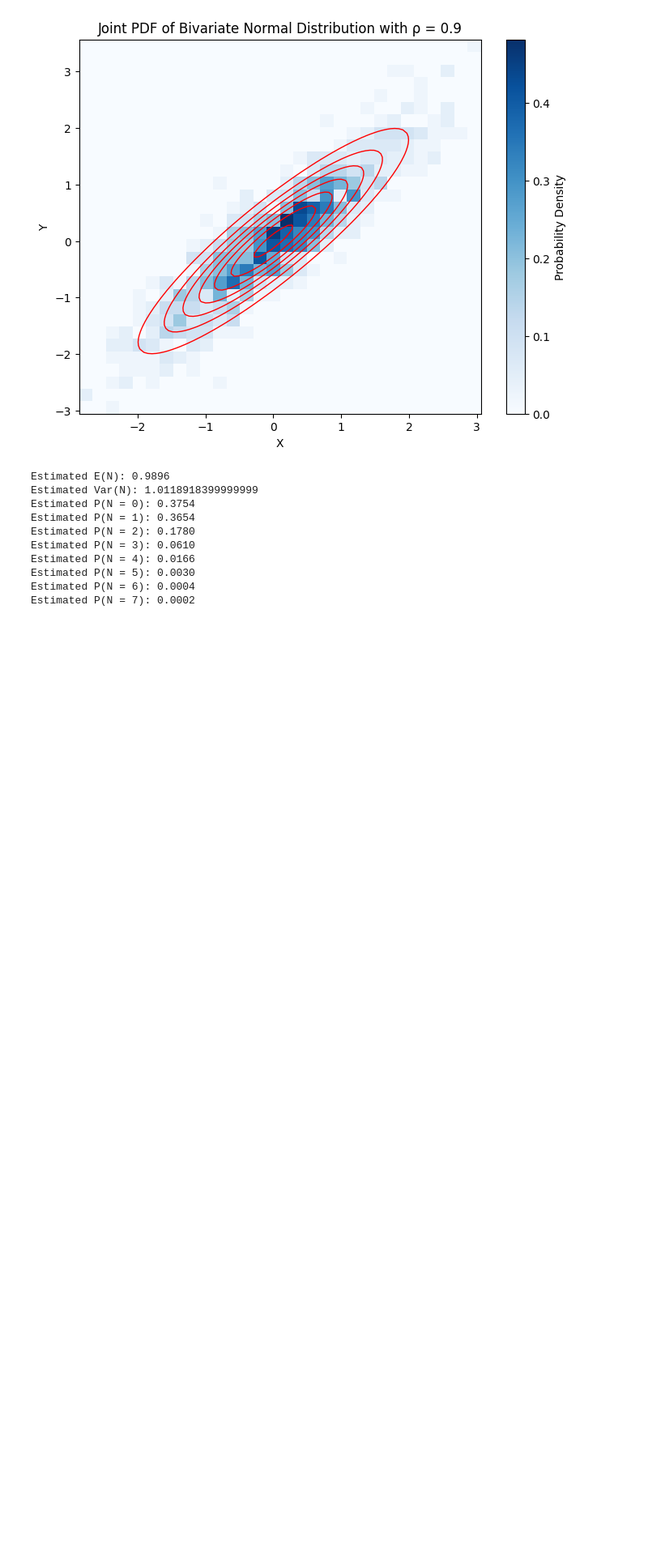
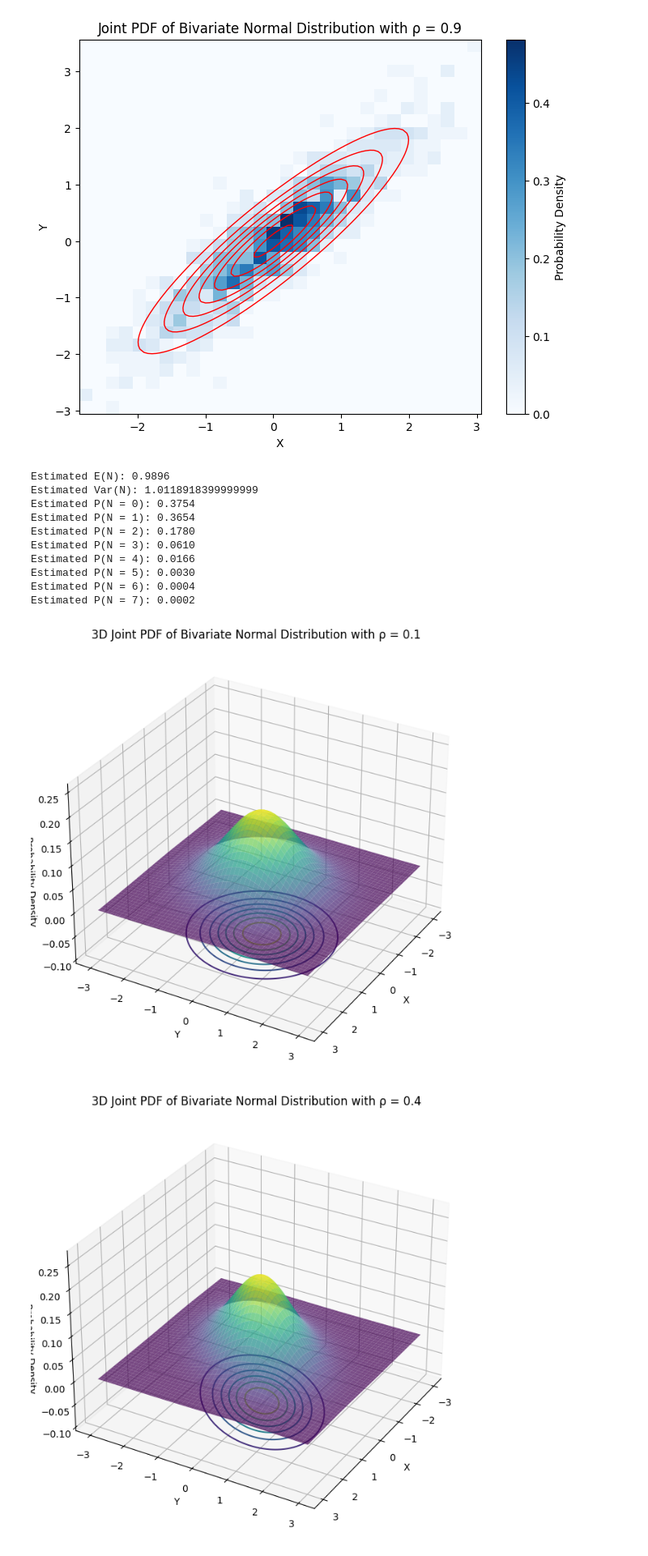
Before and after one commit to DHanksx/2024_SI140A, a Jupyter notebook: HW10/test.ipynb, the cells around one changed output. Shown at 81% size. Cells and saved outputs as stored; diff of their text form; code cells hidden in the pictures; blank space fills up the shorter version.

```diff
--- a/HW10/test.ipynb
+++ b/HW10/test.ipynb
@@ -85,3 +85,50 @@ Estimated P(N = 4): 0.0166
 Estimated P(N = 5): 0.0030
 Estimated P(N = 6): 0.0004
 Estimated P(N = 7): 0.0002
+# %%
+import numpy as np
+import matplotlib.pyplot as plt
+from mpl_toolkits.mplot3d import Axes3D
+
+def plot_bivariate_normal_3d(rho):
+    # Define parameters
+    mean = [0, 0]
+    cov = [[1, rho], [rho, 1]]  # Covariance matrix
+
+    # Generate grid of points
+    x = np.linspace(-3, 3, 100)
+    y = np.linspace(-3, 3, 100)
+    X, Y = np.meshgrid(x, y)
+
+    # Calculate the PDF over the grid
+    Z = np.exp(-(X**2 + Y**2 - 2 * rho * X * Y) / (2 * (1 - rho**2))) / (2 * np.pi * np.sqrt(1 - rho**2))
+
+    # Create a 3D plot
+    fig = plt.figure(figsize=(10, 8))
+    ax = fig.add_subplot(111, projection='3d')
+    ax.plot_surface(X, Y, Z, cmap='viridis', edgecolor='none', alpha=0.7)
+
+    # Add contour plot for better visibility of differences
+    ax.contour(X, Y, Z, zdir='z', offset=-0.1, cmap='viridis')
+
+    # Set plot labels and title
+    ax.set_xlabel('X')
+    ax.set_ylabel('Y')
+    ax.set_zlabel('Probability Density')
+    ax.set_title(f'3D Joint PDF of Bivariate Normal Distribution with ρ = {rho}')
+
+    # Adjust the view angle for better visibility
+    ax.view_init(elev=30, azim=30)
+
+    # Set consistent z-axis limits
+    ax.set_zlim(-0.1, np.max(Z) + 0.1)
+
+    plt.show()
+
+# Generate and plot for each rho value
+rhos = [0.1, 0.4, 0.7, 0.9]
+for rho in rhos:
+    plot_bivariate_normal_3d(rho)
+# %% [output]
+[figure, added]
+[figure, added]
```
Also changed, not shown: parts of 1 cell of this notebook, 18 other files.
